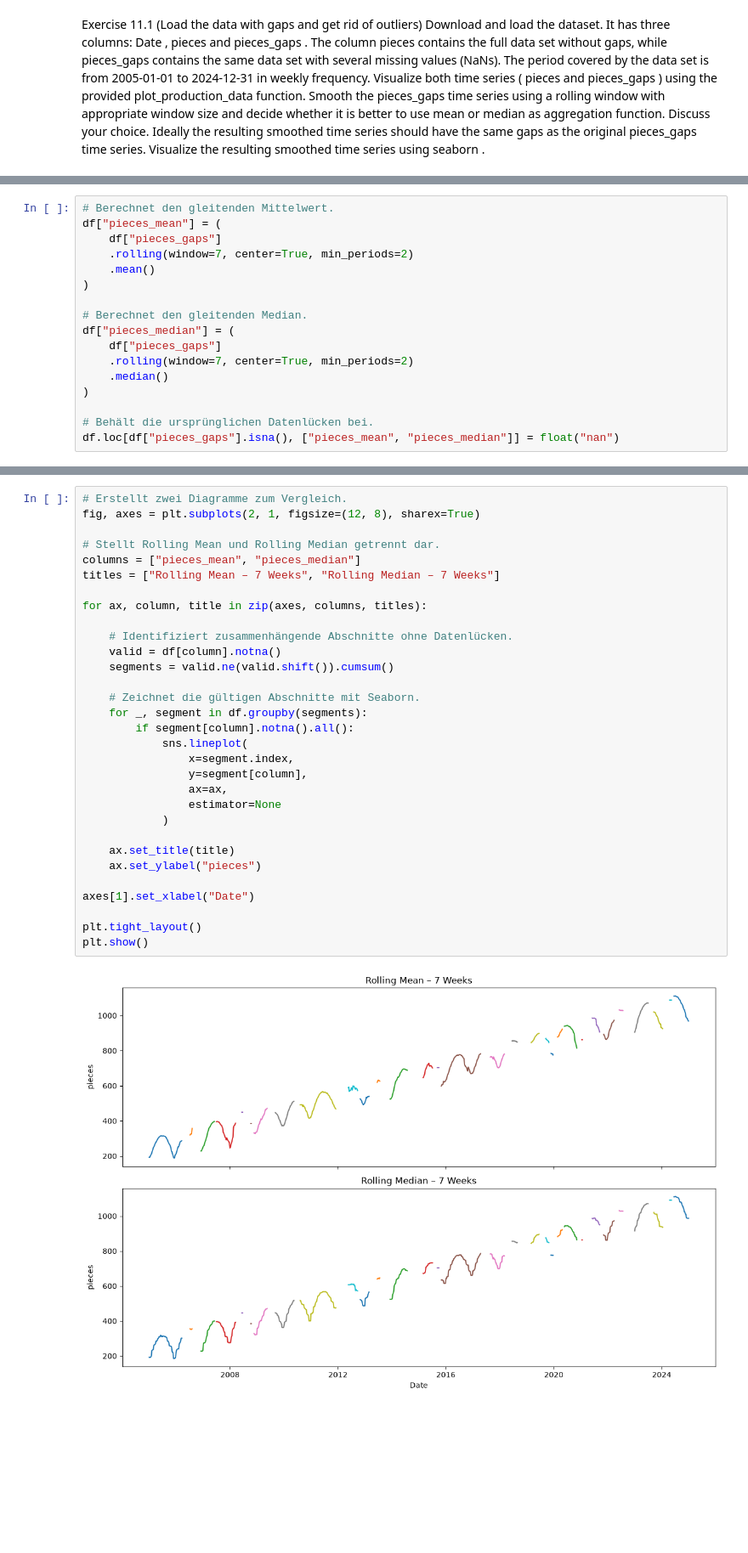
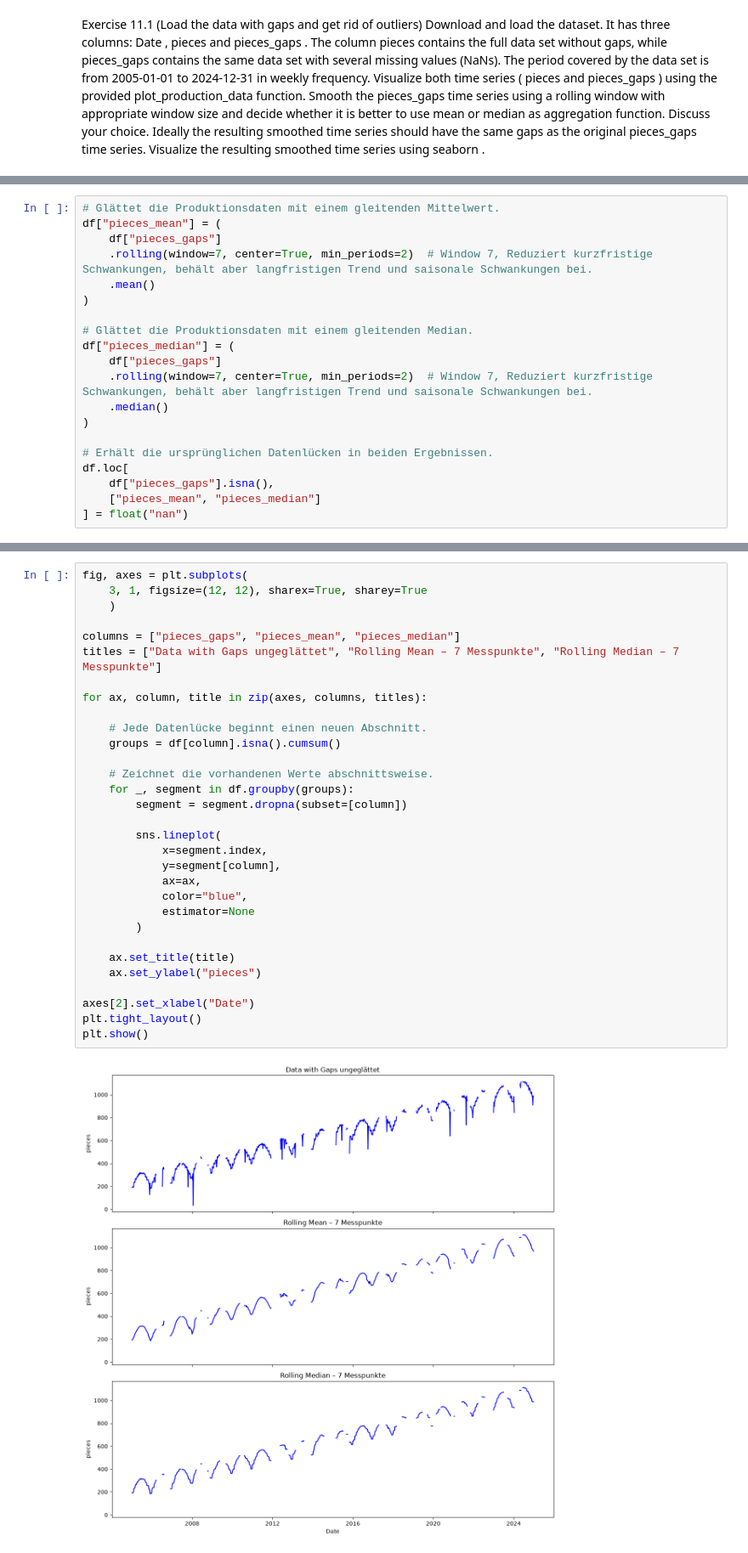
Before and after one commit to Dabro65/Industrial_Datascience, a Jupyter notebook: Tasks/11 Self study - Session 2/Exercise_11.1.ipynb, the cells around one changed output, grey strips where cells are left out. Shown at 85% size. Drawn from its saved outputs; the diff is of its cells as text; blank space fills up the shorter version.

```diff
--- a/Tasks/11 Self study - Session 2/Exercise_11.1.ipynb
+++ b/Tasks/11 Self study - Session 2/Exercise_11.1.ipynb
@@ -114,17 +77,20 @@ plt.show()
 # %%
-# Berechnet den gleitenden Mittelwert.
+# Glättet die Produktionsdaten mit einem gleitenden Mittelwert.
 df["pieces_mean"] = (
     df["pieces_gaps"]
-    .rolling(window=7, center=True, min_periods=2)
+    .rolling(window=7, center=True, min_periods=2)  # Window 7, Reduziert kurzfristige Schwankungen, behält aber langfristigen Trend und saisonale Schwankungen bei.
     .mean()
 )
 
-# Berechnet den gleitenden Median.
+# Glättet die Produktionsdaten mit einem gleitenden Median.
 df["pieces_median"] = (
     df["pieces_gaps"]
-    .rolling(window=7, center=True, min_periods=2)
+    .rolling(window=7, center=True, min_periods=2)  # Window 7, Reduziert kurzfristige Schwankungen, behält aber langfristigen Trend und saisonale Schwankungen bei.
     .median()
 )
 
-# Behält die ursprünglichen Datenlücken bei.
-df.loc[df["pieces_gaps"].isna(), ["pieces_mean", "pieces_median"]] = float("nan")
+# Erhält die ursprünglichen Datenlücken in beiden Ergebnissen.
+df.loc[
+    df["pieces_gaps"].isna(),
+    ["pieces_mean", "pieces_median"]
+] = float("nan")
@@ -131,33 +111,33 @@ df.loc[df["pieces_gaps"].isna(), ["pieces_mean", "pieces_median"]] = float("nan"
 # %%
-# Erstellt zwei Diagramme zum Vergleich.
-fig, axes = plt.subplots(2, 1, figsize=(12, 8), sharex=True)
+fig, axes = plt.subplots(
+    3, 1, figsize=(12, 12), sharex=True, sharey=True
+    )
 
-# Stellt Rolling Mean und Rolling Median getrennt dar.
-columns = ["pieces_mean", "pieces_median"]
-titles = ["Rolling Mean – 7 Weeks", "Rolling Median – 7 Weeks"]
+columns = ["pieces_gaps", "pieces_mean", "pieces_median"]
+titles = ["Data with Gaps ungeglättet", "Rolling Mean – 7 Messpunkte", "Rolling Median – 7 Messpunkte"]
 
 for ax, column, title in zip(axes, columns, titles):
 
-    # Identifiziert zusammenhängende Abschnitte ohne Datenlücken.
-    valid = df[column].notna()
-    segments = valid.ne(valid.shift()).cumsum()
+    # Jede Datenlücke beginnt einen neuen Abschnitt.
+    groups = df[column].isna().cumsum()
 
-    # Zeichnet die gültigen Abschnitte mit Seaborn.
-    for _, segment in df.groupby(segments):
-        if segment[column].notna().all():
-            sns.lineplot(
-                x=segment.index,
-                y=segment[column],
-                ax=ax,
-                estimator=None
-            )
+    # Zeichnet die vorhandenen Werte abschnittsweise.
+    for _, segment in df.groupby(groups):
+        segment = segment.dropna(subset=[column])
+
+        sns.lineplot(
+            x=segment.index,
+            y=segment[column],
+            ax=ax,
+            color="blue",
+            estimator=None
+        )
 
     ax.set_title(title)
     ax.set_ylabel("pieces")
 
-axes[1].set_xlabel("Date")
-
+axes[2].set_xlabel("Date")
 plt.tight_layout()
 plt.show()
 # %% [output]
-[figure, old version]
+[figure, new version]
```
Also changed, not shown: parts of 9 cells of this notebook, 1 other file.
